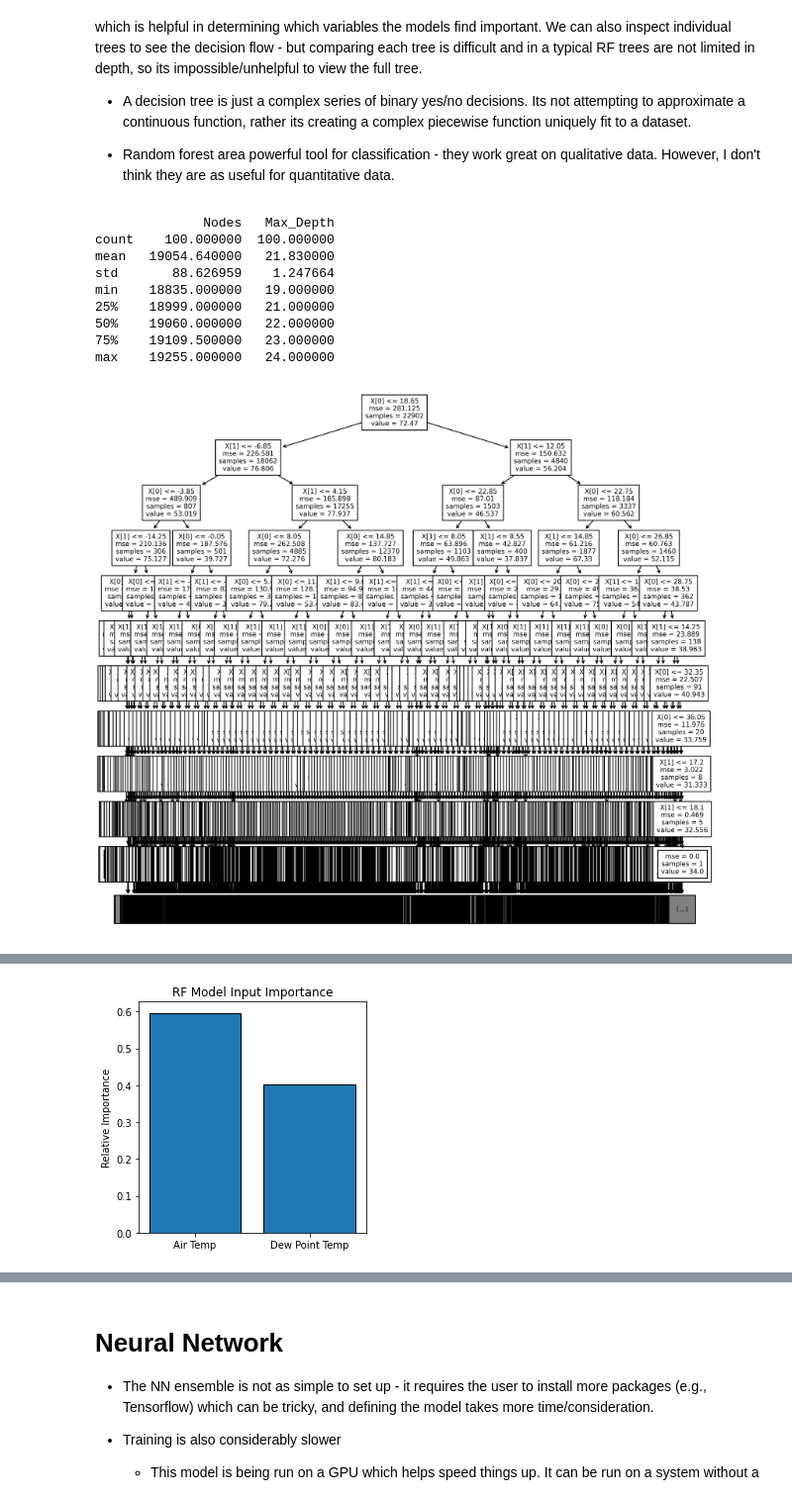
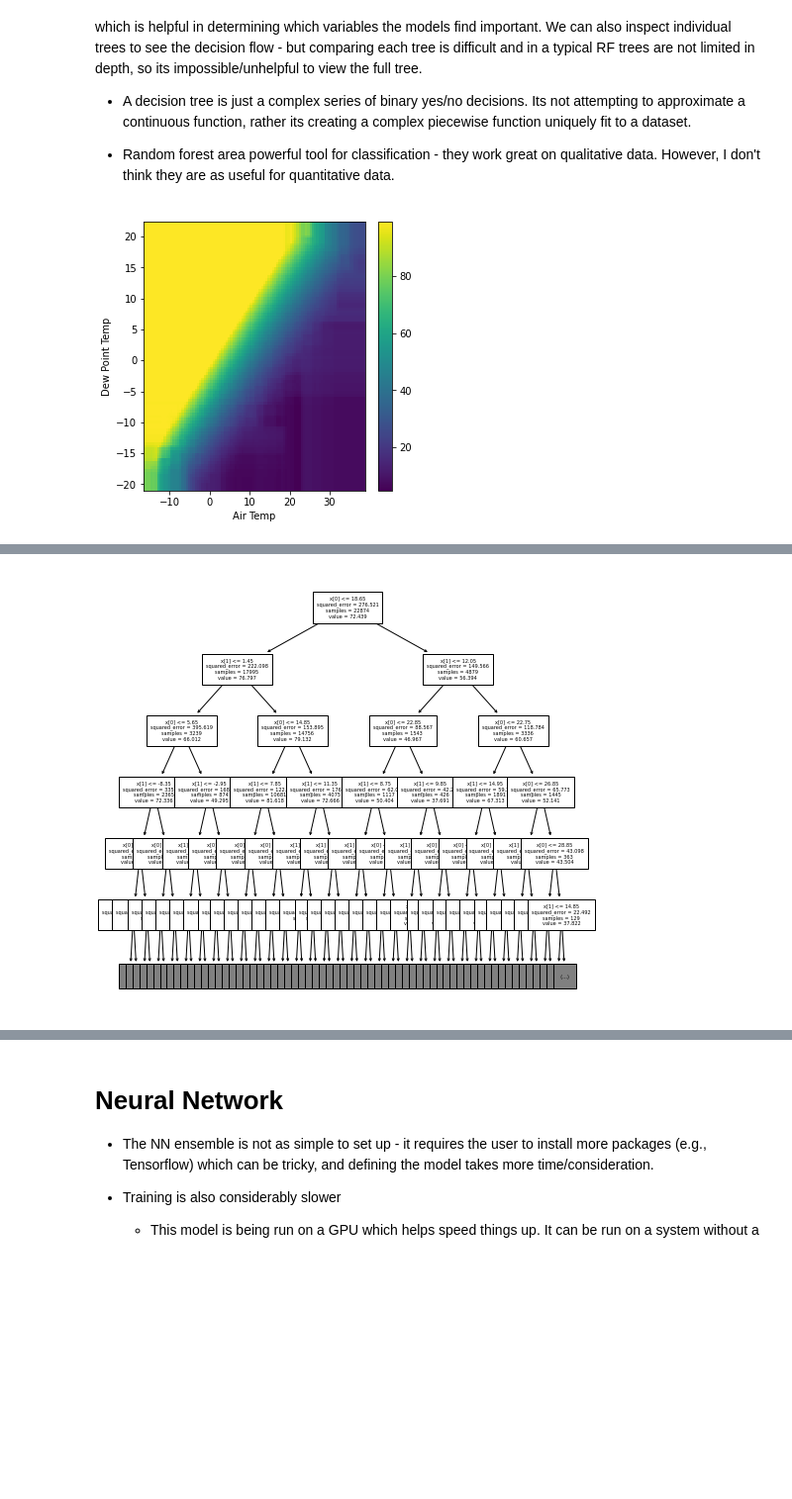
Before and after one commit to June-Skeeter/ML_Scripts, a Jupyter notebook: NN_v_RF_example.ipynb, the cells around one changed output, grey strips where cells are left out. Shown at 99% size. Cells and saved outputs as stored; diff of their text form; code cells hidden in the pictures; blank space fills up the shorter version.

```diff
--- a/NN_v_RF_example.ipynb
+++ b/NN_v_RF_example.ipynb
@@ -149,47 +155,44 @@ With RF models, we are limited what we can see from the model.  We can easily pl
 * Random forest area  powerful tool for classification - they work great on qualitative data.  However, I don't think they are as useful for quantitative data.
 # %%
 from sklearn import tree
+from sklearn.inspection import DecisionBoundaryDisplay
+import matplotlib.cm as cm
+from matplotlib.colors import Normalize
 
-Forest_Stats = {'Nodes':[],
-                'Max_Depth':[],
-                }
-for reg_tree in RF.estimators_:
-    Forest_Stats['Nodes'].append(reg_tree.tree_.node_count)
-    Forest_Stats['Max_Depth'].append(reg_tree.tree_.max_depth)
-# Forest_Stats['Nodes'] = np.array(Forest_Stats['Nodes'])
-# Forest_Stats['Nodes'] = np.array(Forest_Stats['Nodes'])
-Forest_Stats=pd.DataFrame(data=Forest_Stats)
-print(Forest_Stats.describe())
-
-fig,ax = plt.subplots(1,figsize=(12,12),dpi=400)
-tree.plot_tree(RF.estimators_[0],max_depth=10,ax=ax,fontsize=8)
-plt.show()
-
-fig,ax = plt.subplots(3,3,figsize=(15,15),dpi=400)
-i = 0
-for AX in ax:
-    for a in AX:
-        tree.plot_tree(RF.estimators_[i],max_depth=2,ax=a,fontsize=6)
-        i += 1
-plt.show()
-
+fig,ax=plt.subplots(figsize=(5,5))#,dpi=200)
+a = DecisionBoundaryDisplay.from_estimator(
+        RF,
+        x_train,
+        plot_method='pcolormesh',
+        response_method="predict",
+        ax=ax,
+        xlabel='Air Temp',
+        ylabel='Dew Point Temp',
+    )
+# print(a.response)
+norm = Normalize(vmin=test.min(), vmax=Mask.max(), clip=False)
+fig.colorbar(cm.ScalarMappable(norm=norm), ax=ax)
 
 
 # Inspect the "feature importance"
 # The relative weight of the input data in the model
 fig,ax=plt.subplots(figsize=(4,4))
 ax.bar(X_alias,RF.feature_importances_,edgecolor='k')
 ax.set_ylabel('Relative Importance')
 ax.set_title('RF Model Input Importance')
 plt.tight_layout()
+
+
+fig,ax = plt.subplots(1,figsize=(8,8))#,dpi=400)
+tree.plot_tree(RF.estimators_[0],max_depth=5,ax=ax,fontsize=5)
+plt.show()
+
+fig,ax = plt.subplots(2,3,figsize=(10,10))#,dpi=400)
+i = 0
+for AX in ax:
+    for a in AX:
+        tree.plot_tree(RF.estimators_[i],max_depth=2,ax=a,fontsize=5)
+        i += 1
+plt.show()
 # %% [output]
-              Nodes   Max_Depth
-count    100.000000  100.000000
-mean   19054.640000   21.830000
-std       88.626959    1.247664
-min    18835.000000   19.000000
-25%    18999.000000   21.000000
-50%    19060.000000   22.000000
-75%    19109.500000   23.000000
-max    19255.000000   24.000000
-[figure, old version]
+[figure, new version]
@@ -197 +200 @@ max    19255.000000   24.000000
-[figure, old version]
+[figure, new version]
```
Also changed, not shown: parts of 8 cells of this notebook.
